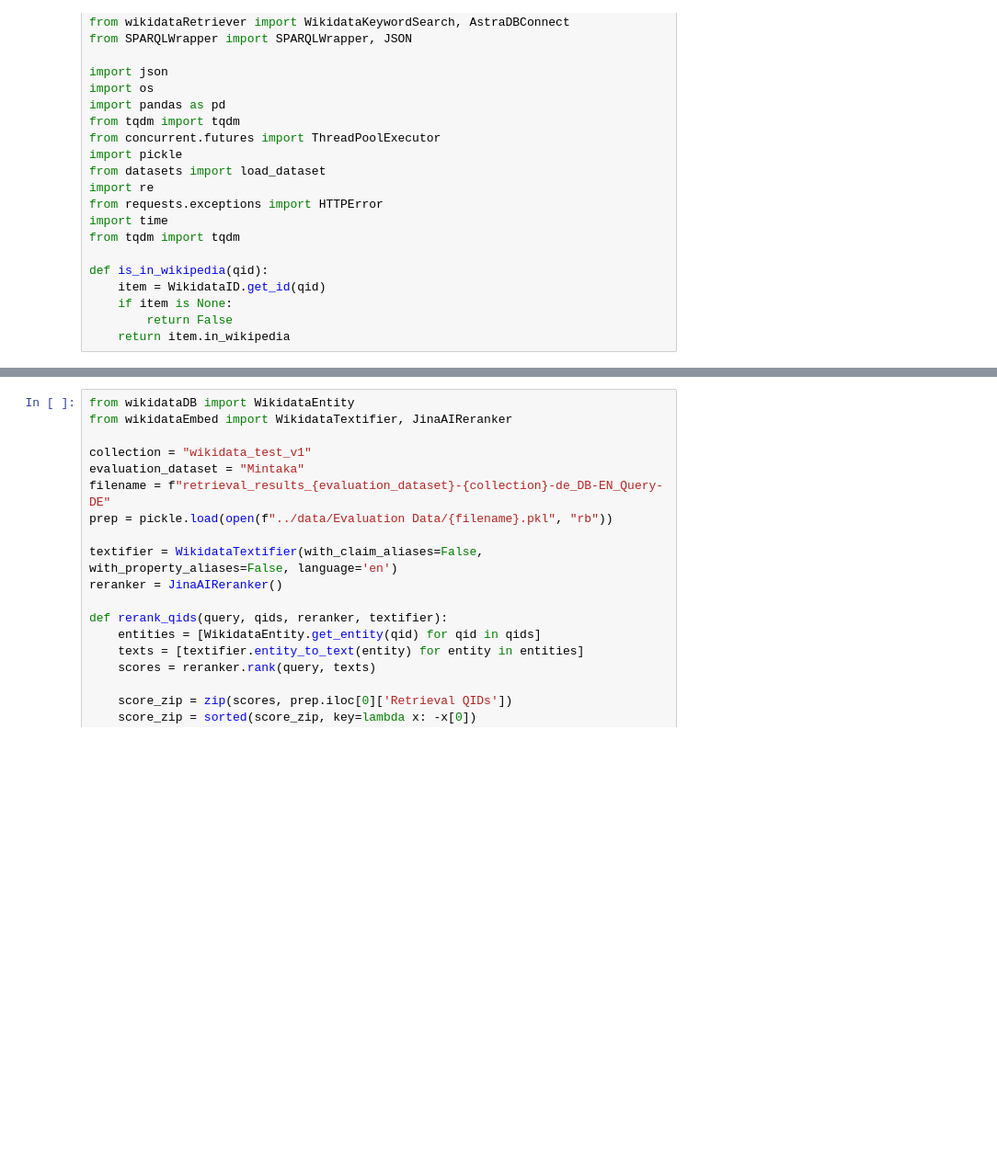
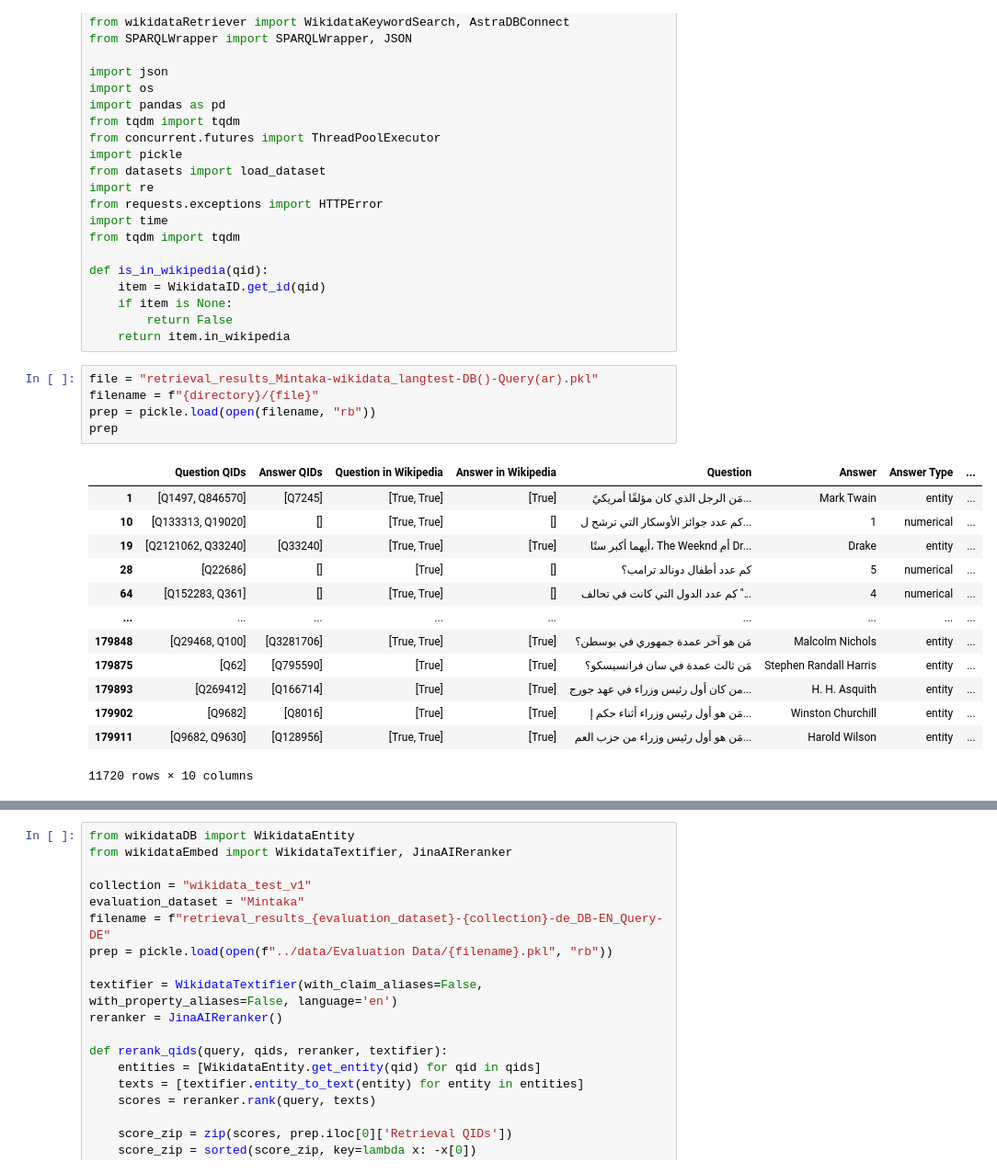
Before and after one commit to exowanderer/WikidataTextEmbedding, a Jupyter notebook: notebooks/4-Evaluation_Calculation.ipynb, the cells around one changed output, grey strips where cells are left out. Shown: that part at 92% size. Saved outputs shown, nothing was run; the diff lists cells and outputs as text; blank space fills up the shorter version.

```diff
--- a/notebooks/4-Evaluation_Calculation.ipynb
+++ b/notebooks/4-Evaluation_Calculation.ipynb
@@ -27,6 +27,25 @@ def is_in_wikipedia(qid):
     if item is None:
         return False
     return item.in_wikipedia
+# %%
+file = "retrieval_results_Mintaka-wikidata_langtest-DB()-Query(ar).pkl"
+filename = f"{directory}/{file}"
+prep = pickle.load(open(filename, "rb"))
+prep
+# %% [output]
+|  | Question QIDs | Answer QIDs | Question in Wikipedia | Answer in Wikipedia | Question | Answer | Answer Type | ... |
+| 1 | [Q1497, Q846570] | [Q7245] | [True, True] | [True] | مَن الرجل الذي كان مؤلفًا أمريكيً... | Mark Twain | entity | ... |
+| 10 | [Q133313, Q19020] | [] | [True, True] | [] | كم عدد جوائز الأوسكار التي ترشح ل... | 1 | numerical | ... |
+| 19 | [Q2121062, Q33240] | [Q33240] | [True, True] | [True] | أيهما أكبر سنًا، The Weeknd أم Dr... | Drake | entity | ... |
+| 28 | [Q22686] | [] | [True] | [] | كم عدد أطفال دونالد ترامب؟ | 5 | numerical | ... |
+| 64 | [Q152283, Q361] | [] | [True, True] | [] | كم عدد الدول التي كانت في تحالف "... | 4 | numerical | ... |
+| ... | ... | ... | ... | ... | ... | ... | ... | ... |
+| 179848 | [Q29468, Q100] | [Q3281706] | [True, True] | [True] | مَن هو آخر عمدة جمهوري في بوسطن؟ | Malcolm Nichols | entity | ... |
+| 179875 | [Q62] | [Q795590] | [True] | [True] | مَن ثالث عمدة في سان فرانسيسكو؟ | Stephen Randall Harris | entity | ... |
+| 179893 | [Q269412] | [Q166714] | [True] | [True] | من كان أول رئيس وزراء في عهد جورج... | H. H. Asquith | entity | ... |
+| 179902 | [Q9682] | [Q8016] | [True] | [True] | مَن هو أول رئيس وزراء أثناء حكم إ... | Winston Churchill | entity | ... |
+| 179911 | [Q9682, Q9630] | [Q128956] | [True, True] | [True] | مَن هو أول رئيس وزراء من حزب العم... | Harold Wilson | entity | ... |
+11720 rows × 10 columns
 # %%
 import numpy as np
 import pickle
```
Also changed, not shown: parts of 1 cell of this notebook, 16 other files.
